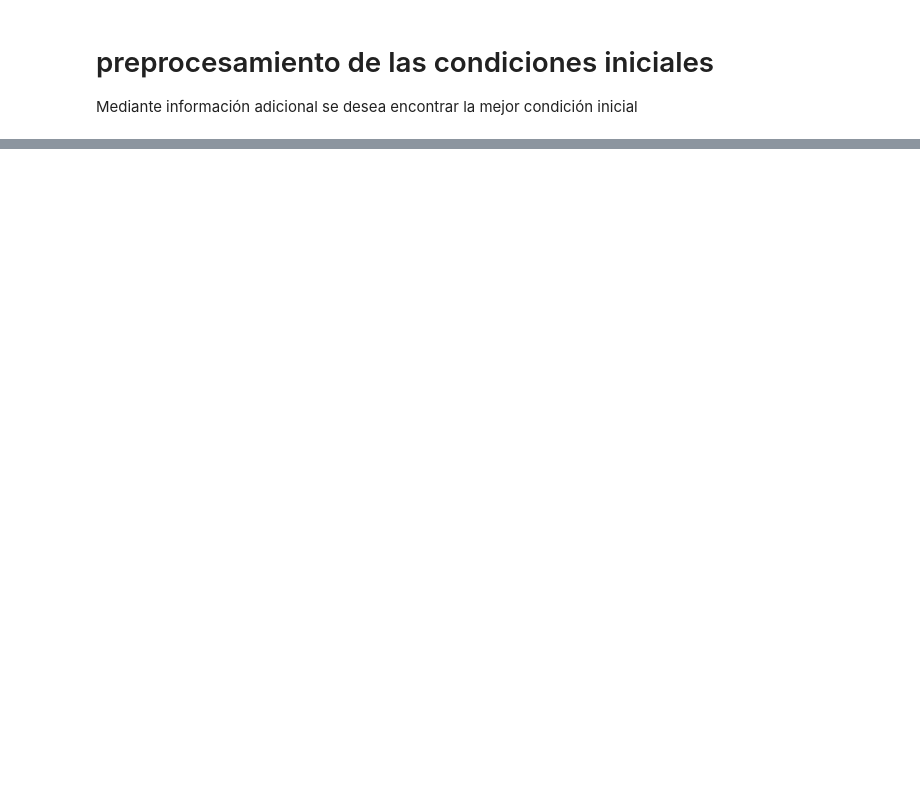
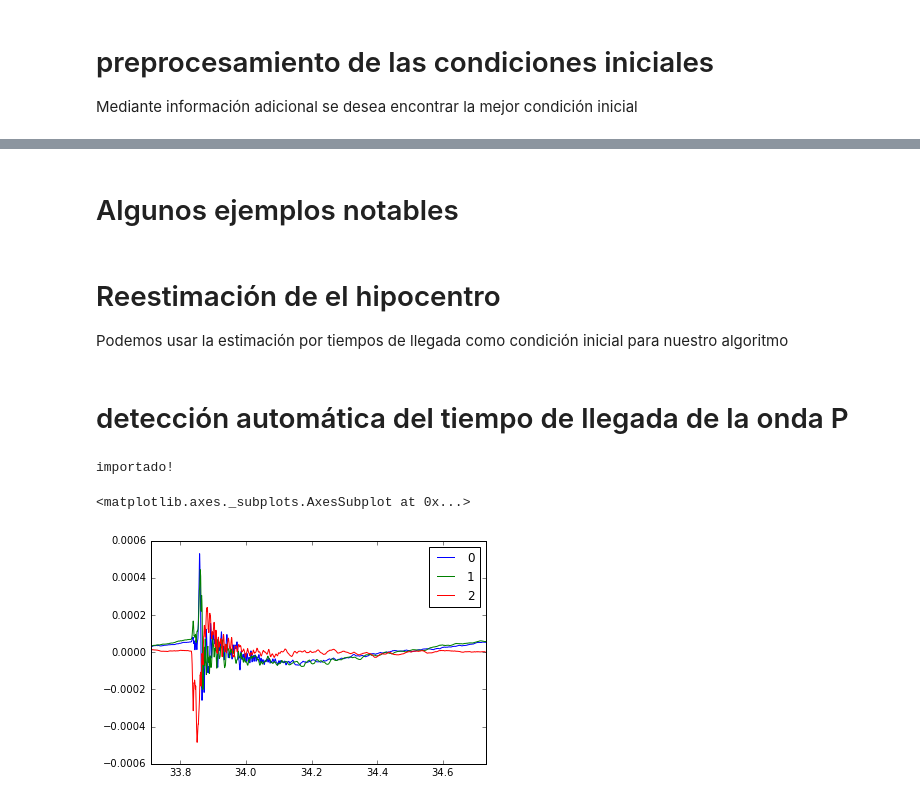
Before and after one commit to ljofre/memoria-de-titulo-icci, a Jupyter notebook: notebooks/Presentación .ipynb, the cells around one changed output, grey strips where cells are left out. Cells and saved outputs as stored; diff of their text form; code cells hidden in the pictures; blank space fills up the shorter version.

```diff
--- a/notebooks/Presentación .ipynb
+++ b/notebooks/Presentación .ipynb
@@ -225,0 +181,4 @@ num[0,i]
+# %% [markdown]
+
+ Algunos ejemplos notables
+ ==
@@ -225,0 +195,5 @@ num[0,i]
+# %% [markdown]
+Reestimación de el hipocentro
+==
+
+Podemos usar la estimación por tiempos de llegada como condición inicial para nuestro algoritmo
@@ -225,0 +222,14 @@ num[0,i]
+# %% [markdown]
+detección automática del tiempo de llegada de la onda P
+==
+# %%
+%matplotlib inline
+# segun el paper
+# Automatic P-Wave Arrival Detection and Picking with Multiscale Wavelet Analysis for Single-Component Recordings
+from seismic_source import SeismicEvent, Source
+e = SeismicEvent.evento("./../data-sets/1998_aug_07_16_24_33.i6b")
+e.seismograms[0].data.plot()
+# %% [output]
+importado!
+<matplotlib.axes._subplots.AxesSubplot at 0x...>
+[figure, added]
```
Also changed, not shown: parts of 25 cells of this notebook, 3 other files.
